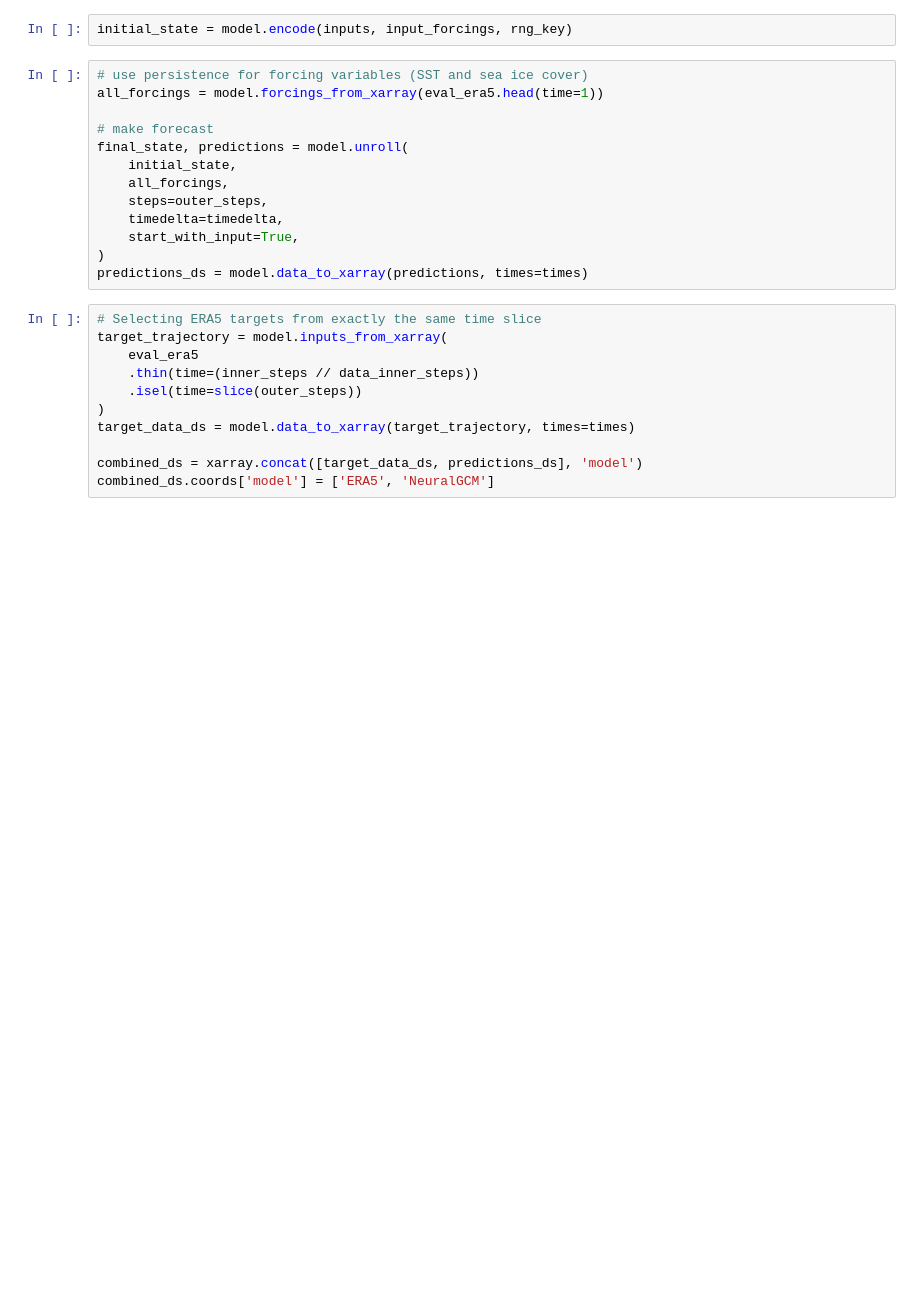
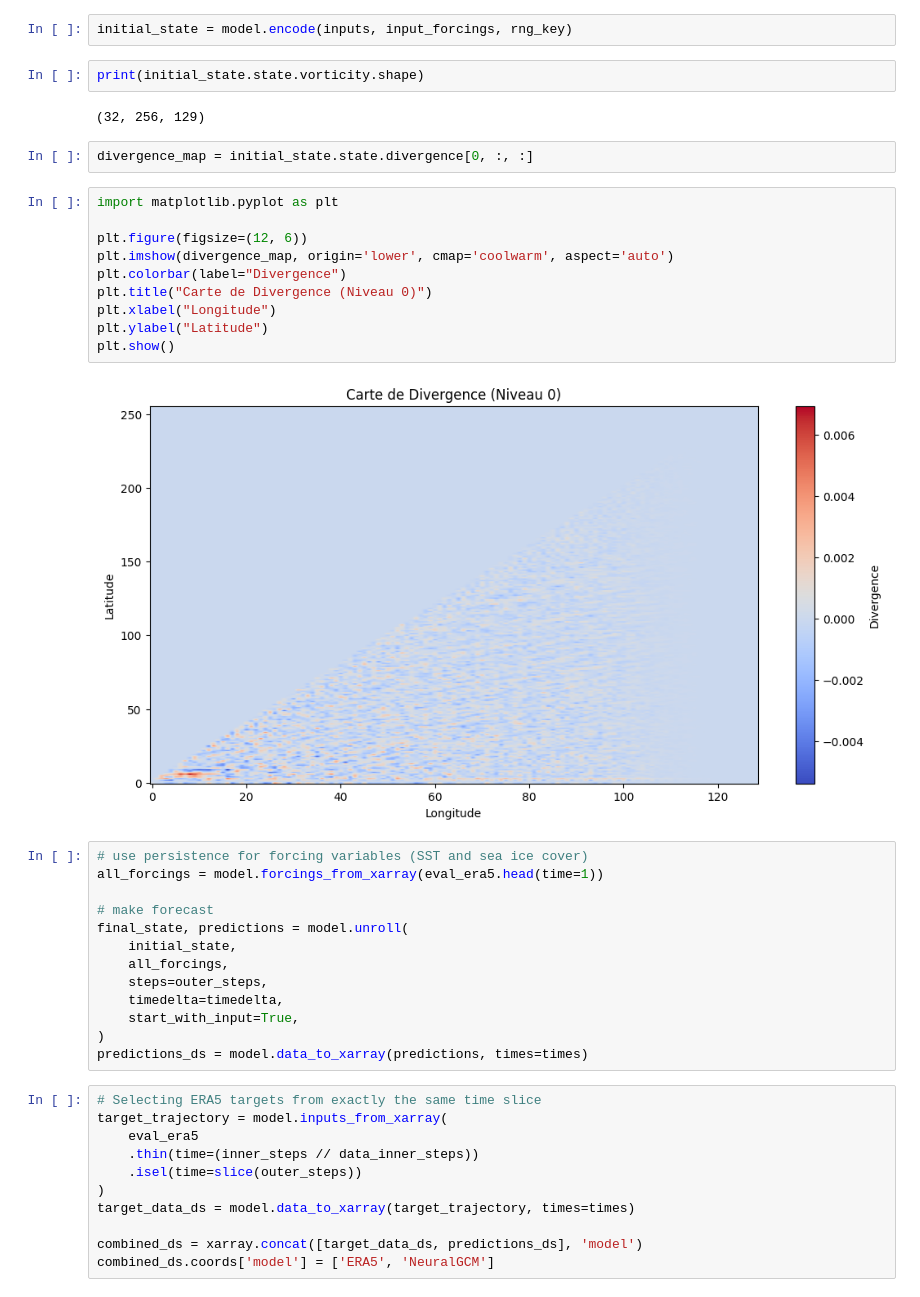
Before and after one commit to mylrcd/NeuralGCM, a Jupyter notebook: quickstart/forecast.ipynb, the cells around one changed output. Saved outputs shown, nothing was run; the diff lists cells and outputs as text; blank space fills up the shorter version.

```diff
--- a/quickstart/forecast.ipynb
+++ b/quickstart/forecast.ipynb
@@ -197,6 +201,24 @@ results
   'max': 0.017578755}]
 # %%
 initial_state = model.encode(inputs, input_forcings, rng_key)
+# %%
+print(initial_state.state.vorticity.shape)
+# %% [output]
+(32, 256, 129)
+# %%
+divergence_map = initial_state.state.divergence[0, :, :]
+# %%
+import matplotlib.pyplot as plt
+
+plt.figure(figsize=(12, 6))
+plt.imshow(divergence_map, origin='lower', cmap='coolwarm', aspect='auto')
+plt.colorbar(label="Divergence")
+plt.title("Carte de Divergence (Niveau 0)")
+plt.xlabel("Longitude")
+plt.ylabel("Latitude")
+plt.show()
+# %% [output]
+[figure, added]
 # %%
 # use persistence for forcing variables (SST and sea ice cover)
 all_forcings = model.forcings_from_xarray(eval_era5.head(time=1))
```
Also changed, not shown: parts of 6 cells of this notebook, 4 other files.
